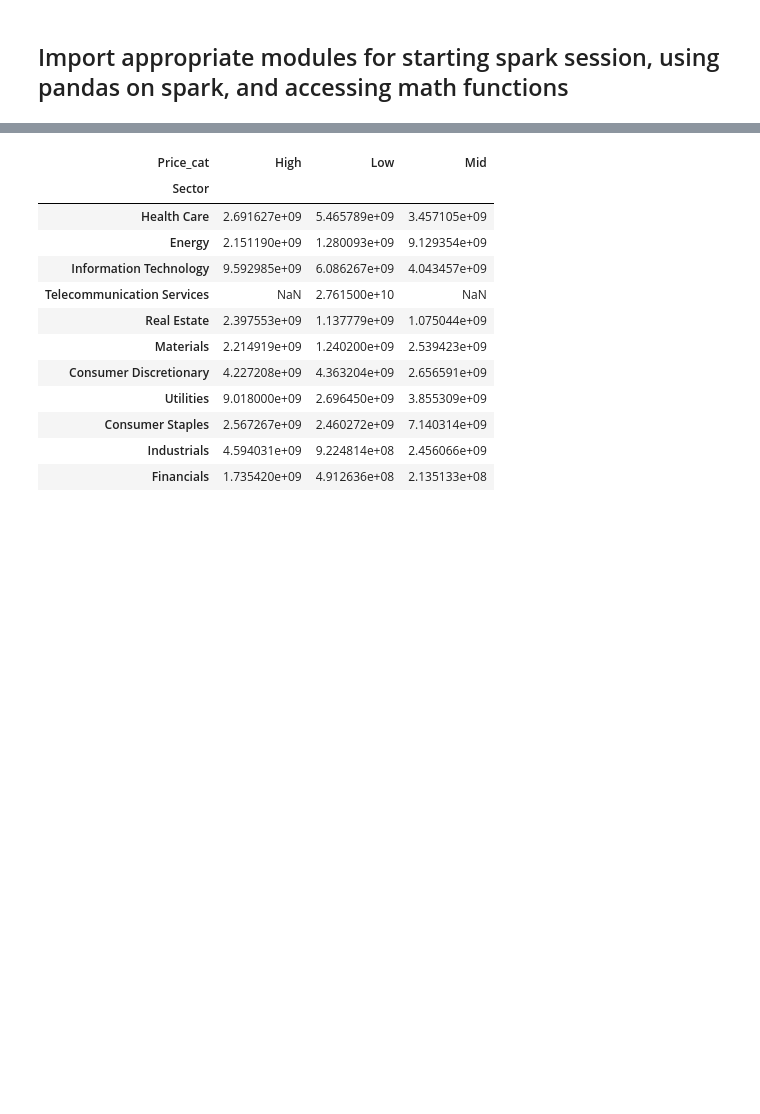
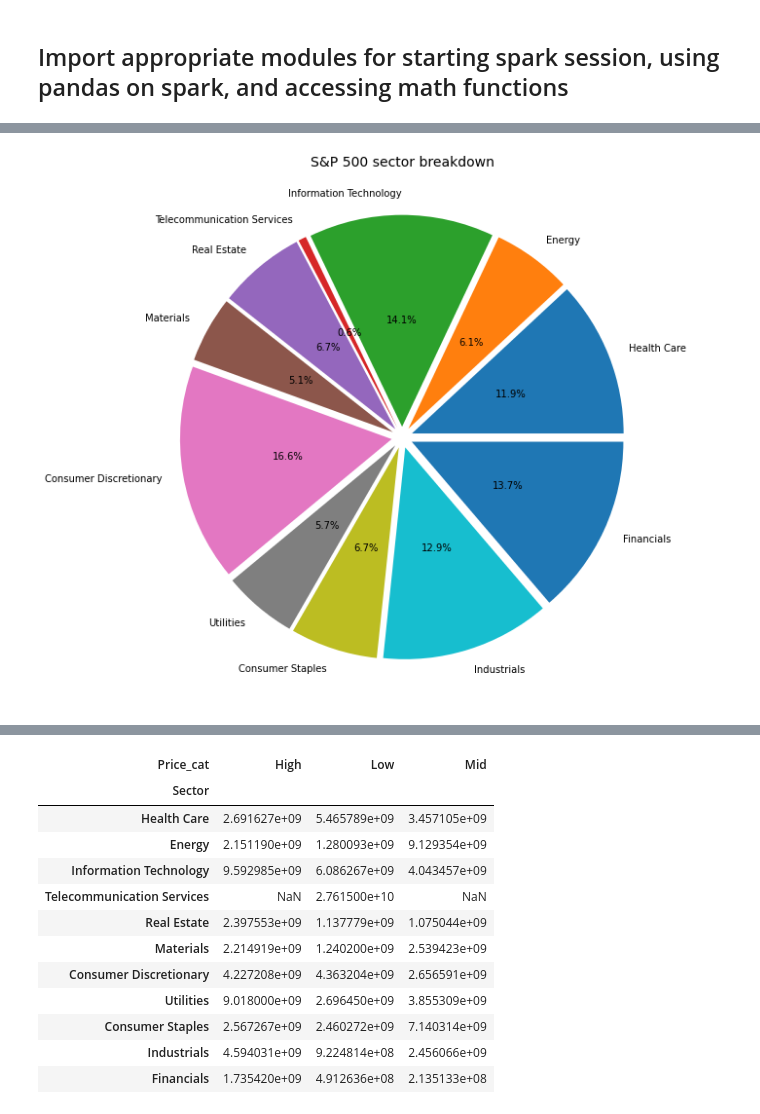
Before and after one commit to atbiggie/ST590FinalProject, a Jupyter notebook: FinalProjectGroup16.ipynb, the cells around one changed output, grey strips where cells are left out. Saved outputs shown, nothing was run; the diff lists cells and outputs as text; code cells hidden in the pictures; blank space fills up the shorter version.

```diff
--- a/FinalProjectGroup16.ipynb
+++ b/FinalProjectGroup16.ipynb
@@ -158,4 +204,6 @@ findata.select(findata.columns[1:10]).summary().show()
 # %%
 #summary for categorical variables
-findata.groupBy('type').count().select(func.col("type").alias("Name"),func.col("count").alias("Sector"))
+
+train.groupBy('Sector').count().select(func.col("Sector"),func.col("count")).show()
+pie1=train.groupBy('Sector').count().select(func.col("Sector"),func.col("count"))
 # %% [output]
@@ -197,0 +339,15 @@ fintrain.describe()
+# %%
+#find company volumn for each Sector
+#pie chart
+#sparksql to pd
+pie1_pd=pie1.toPandas()
+type(pie1_pd)
+sector_names = list(pie1_pd['Sector'])
+sector_values = list(pie1_pd['count'])
+
+pie, ax = plt.subplots(figsize=[15,10])
+plt.pie(x=sector_values, autopct="%.1f%%", explode=[0.05]*len(sector_values), labels=sector_names, pctdistance=0.5)
+plt.title("S&P 500 sector breakdown", fontsize=14);
+pie.savefig("DeliveryPieChart.png")
+# %% [output]
+[figure, added]
```
Also changed, not shown: parts of 42 cells of this notebook.
